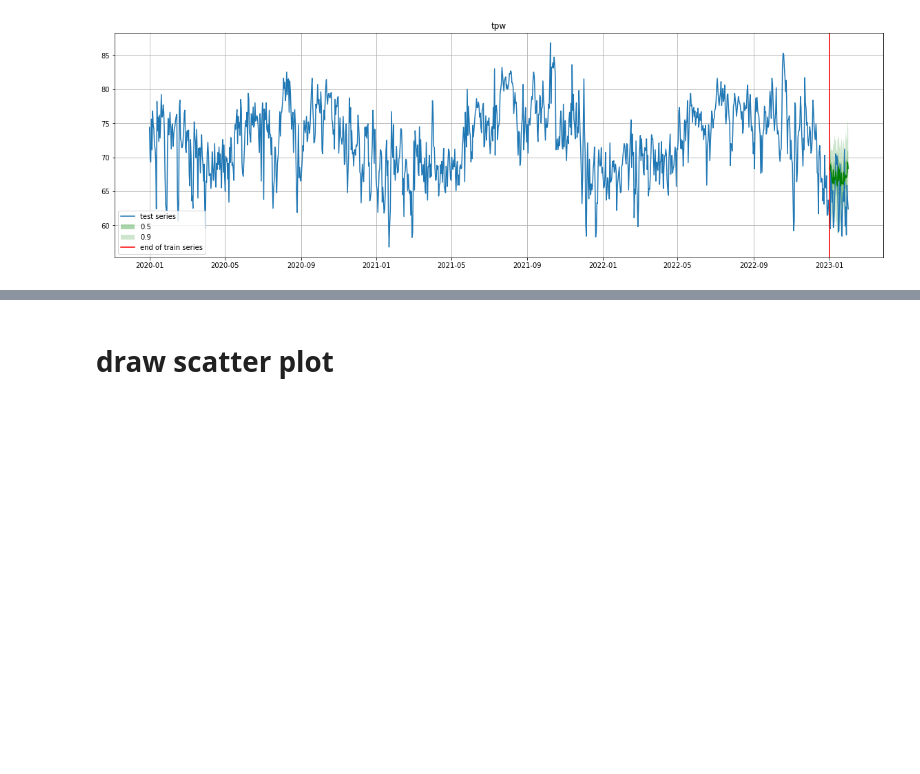
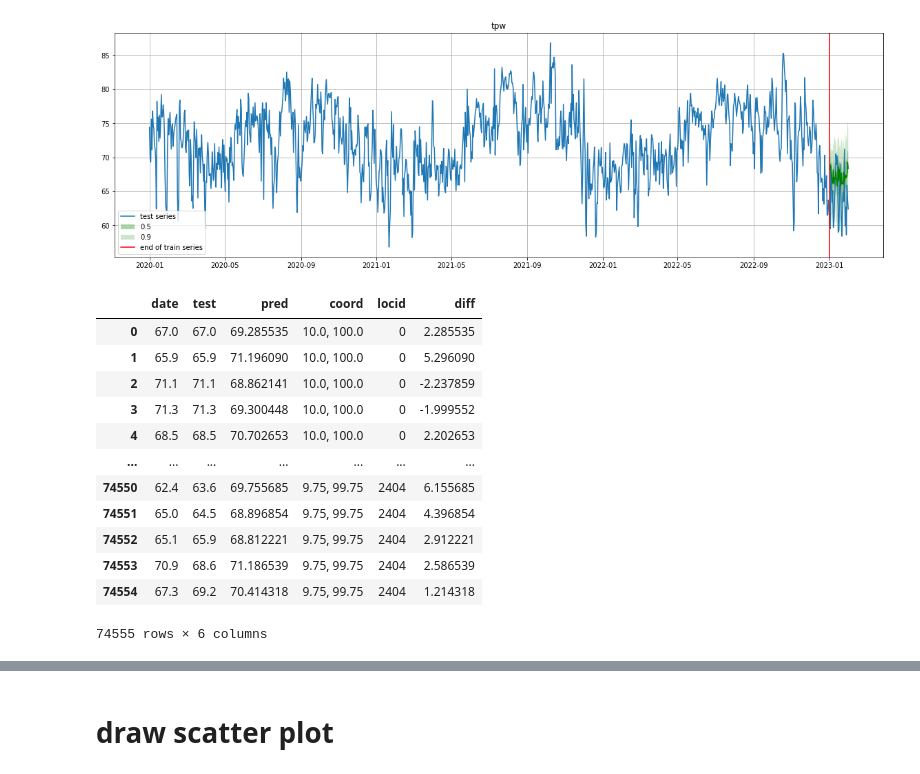
Before and after one commit to seubsons/sagemaker, a Jupyter notebook: gluonts_prophet/gluonts_tpw_min.ipynb, the cells around one changed output, grey strips where cells are left out. Cells and saved outputs as stored; diff of their text form; code cells hidden in the pictures; blank space fills up the shorter version.

```diff
--- a/gluonts_prophet/gluonts_tpw_min.ipynb
+++ b/gluonts_prophet/gluonts_tpw_min.ipynb
@@ -271,3 +271,19 @@ def get_stat(x, y):
+# %%
+all_df
+# %% [output]
+|  | date | test | pred | coord | locid | diff |
+| 0 | 67.0 | 67.0 | 69.285535 | 10.0, 100.0 | 0 | 2.285535 |
+| 1 | 65.9 | 65.9 | 71.196090 | 10.0, 100.0 | 0 | 5.296090 |
+| 2 | 71.1 | 71.1 | 68.862141 | 10.0, 100.0 | 0 | -2.237859 |
+| 3 | 71.3 | 71.3 | 69.300448 | 10.0, 100.0 | 0 | -1.999552 |
+| 4 | 68.5 | 68.5 | 70.702653 | 10.0, 100.0 | 0 | 2.202653 |
+| ... | ... | ... | ... | ... | ... | ... |
+| 74550 | 62.4 | 63.6 | 69.755685 | 9.75, 99.75 | 2404 | 6.155685 |
+| 74551 | 65.0 | 64.5 | 68.896854 | 9.75, 99.75 | 2404 | 4.396854 |
+| 74552 | 65.1 | 65.9 | 68.812221 | 9.75, 99.75 | 2404 | 2.912221 |
+| 74553 | 70.9 | 68.6 | 71.186539 | 9.75, 99.75 | 2404 | 2.586539 |
+| 74554 | 67.3 | 69.2 | 70.414318 | 9.75, 99.75 | 2404 | 1.214318 |
+74555 rows × 6 columns
 # %%
 
 from matplotlib import colors
```
Also changed, not shown: parts of 3 cells of this notebook, 11 other files.
